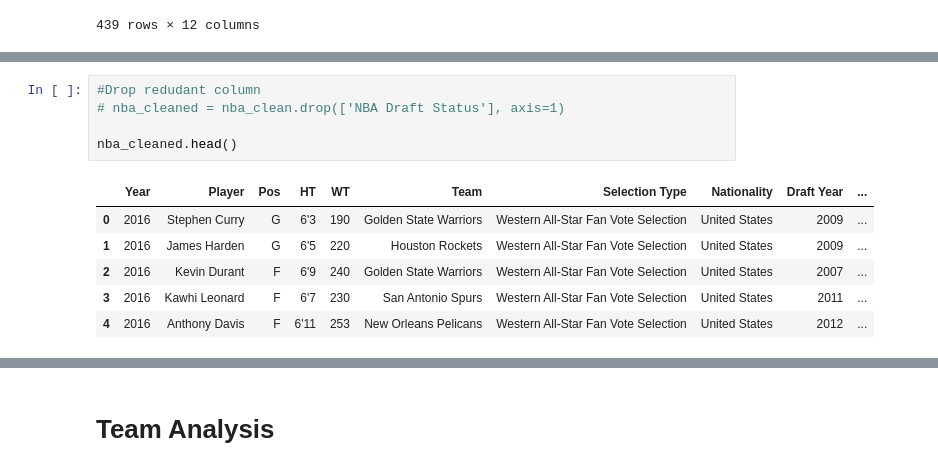
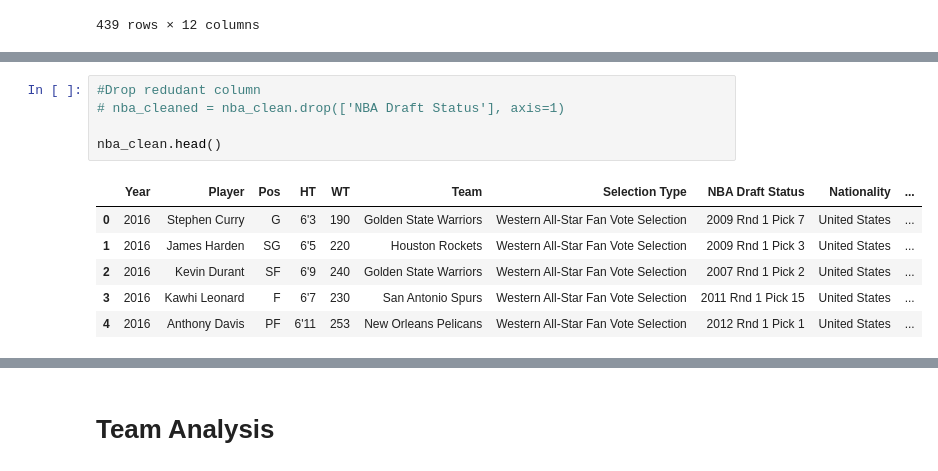
Before and after one commit to aclao89/NBA_All_Stars, a Jupyter notebook: Data Exploration for NBA All Star Games .ipynb, the cells around one changed output, grey strips where cells are left out. Saved outputs shown, nothing was run; the diff lists cells and outputs as text.

```diff
--- a/Data Exploration for NBA All Star Games .ipynb
+++ b/Data Exploration for NBA All Star Games .ipynb
@@ -209,15 +209,15 @@ nba_clean.head(10)
 # %%
 #Drop redudant column
 # nba_cleaned = nba_clean.drop(['NBA Draft Status'], axis=1)
 
-nba_cleaned.head()
+nba_clean.head()
 # %% [output]
-|  | Year | Player | Pos | HT | WT | Team | Selection Type | Nationality | Draft Year | ... |
-| 0 | 2016 | Stephen Curry | G | 6'3 | 190 | Golden State Warriors | Western All-Star Fan Vote Selection | United States | 2009 | ... |
-| 1 | 2016 | James Harden | G | 6'5 | 220 | Houston Rockets | Western All-Star Fan Vote Selection | United States | 2009 | ... |
-| 2 | 2016 | Kevin Durant | F | 6'9 | 240 | Golden State Warriors | Western All-Star Fan Vote Selection | United States | 2007 | ... |
-| 3 | 2016 | Kawhi Leonard | F | 6'7 | 230 | San Antonio Spurs | Western All-Star Fan Vote Selection | United States | 2011 | ... |
-| 4 | 2016 | Anthony Davis | F | 6'11 | 253 | New Orleans Pelicans | Western All-Star Fan Vote Selection | United States | 2012 | ... |
+|  | Year | Player | Pos | HT | WT | Team | Selection Type | NBA Draft Status | Nationality | ... |
+| 0 | 2016 | Stephen Curry | G | 6'3 | 190 | Golden State Warriors | Western All-Star Fan Vote Selection | 2009 Rnd 1 Pick 7 | United States | ... |
+| 1 | 2016 | James Harden | SG | 6'5 | 220 | Houston Rockets | Western All-Star Fan Vote Selection | 2009 Rnd 1 Pick 3 | United States | ... |
+| 2 | 2016 | Kevin Durant | SF | 6'9 | 240 | Golden State Warriors | Western All-Star Fan Vote Selection | 2007 Rnd 1 Pick 2 | United States | ... |
+| 3 | 2016 | Kawhi Leonard | F | 6'7 | 230 | San Antonio Spurs | Western All-Star Fan Vote Selection | 2011 Rnd 1 Pick 15 | United States | ... |
+| 4 | 2016 | Anthony Davis | PF | 6'11 | 253 | New Orleans Pelicans | Western All-Star Fan Vote Selection | 2012 Rnd 1 Pick 1 | United States | ... |
 # %%
 #Create Column to distingush conference
 
```
Also changed, not shown: parts of 16 cells of this notebook.
